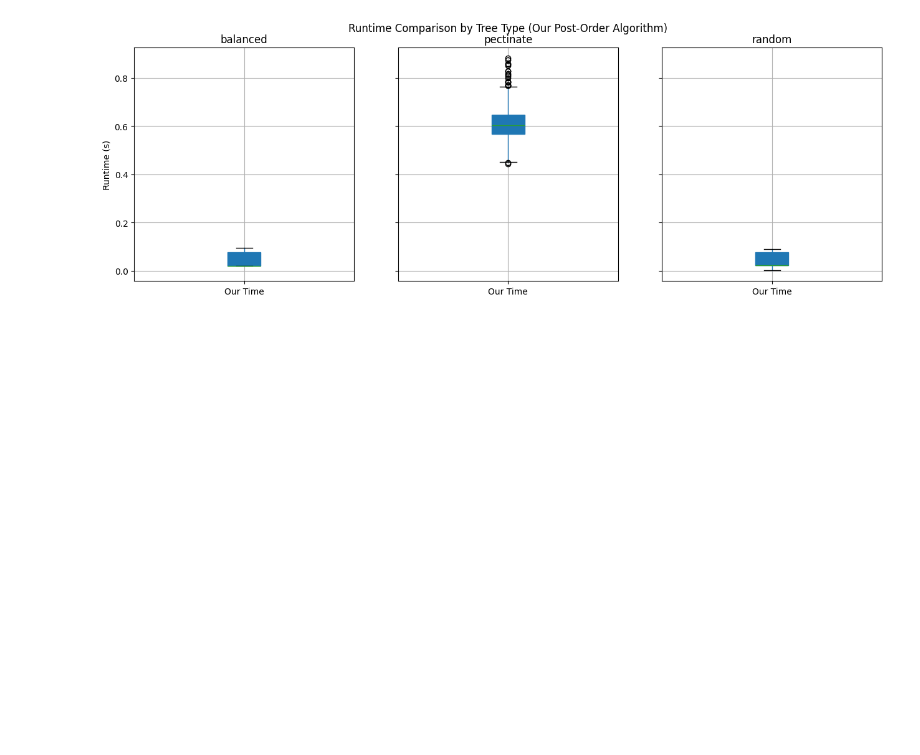
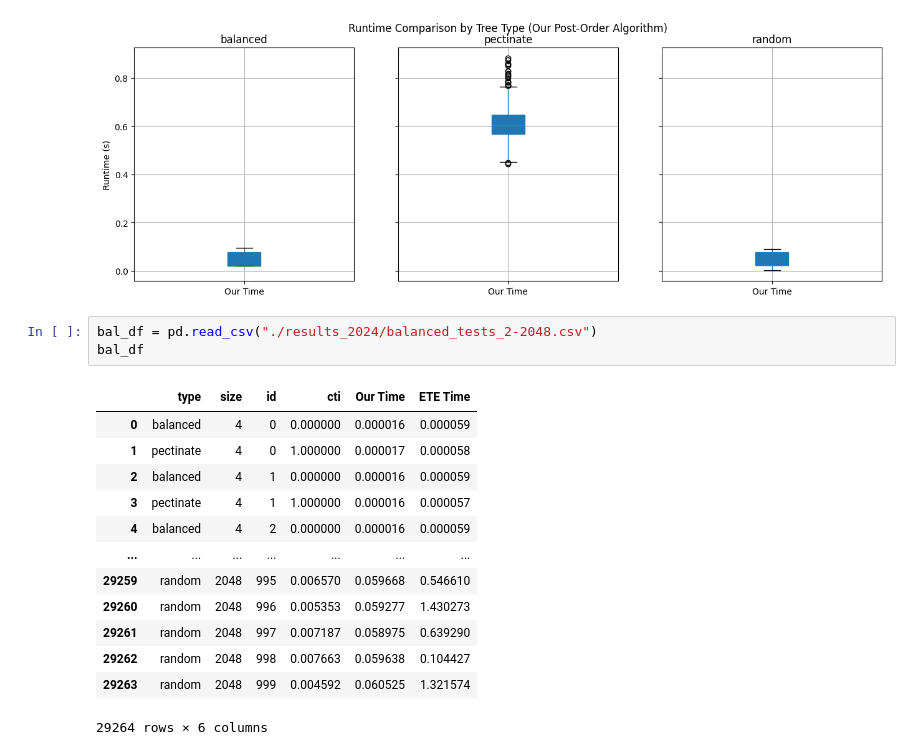
Before and after one commit to rhit-davisoc/OrthoParaTesting, a Jupyter notebook: Automated Tests/data_analysis_2024.ipynb, the cells around one changed output. Cells and saved outputs as stored; diff of their text form; blank space fills up the shorter version.

```diff
--- a/Automated Tests/data_analysis_2024.ipynb
+++ b/Automated Tests/data_analysis_2024.ipynb
@@ -157,3 +158,20 @@ plt.show()
 # %% [output]
 <Figure size 1500x500 with 0 Axes>
 [figure]
+# %%
+bal_df = pd.read_csv("./results_2024/balanced_tests_2-2048.csv")
+bal_df
+# %% [output]
+|  | type | size | id | cti | Our Time | ETE Time |
+| 0 | balanced | 4 | 0 | 0.000000 | 0.000016 | 0.000059 |
+| 1 | pectinate | 4 | 0 | 1.000000 | 0.000017 | 0.000058 |
+| 2 | balanced | 4 | 1 | 0.000000 | 0.000016 | 0.000059 |
+| 3 | pectinate | 4 | 1 | 1.000000 | 0.000016 | 0.000057 |
+| 4 | balanced | 4 | 2 | 0.000000 | 0.000016 | 0.000059 |
+| ... | ... | ... | ... | ... | ... | ... |
+| 29259 | random | 2048 | 995 | 0.006570 | 0.059668 | 0.546610 |
+| 29260 | random | 2048 | 996 | 0.005353 | 0.059277 | 1.430273 |
+| 29261 | random | 2048 | 997 | 0.007187 | 0.058975 | 0.639290 |
+| 29262 | random | 2048 | 998 | 0.007663 | 0.059638 | 0.104427 |
+| 29263 | random | 2048 | 999 | 0.004592 | 0.060525 | 1.321574 |
+29264 rows × 6 columns
```
Also changed, not shown: parts of 6 cells of this notebook, 5 other files.
